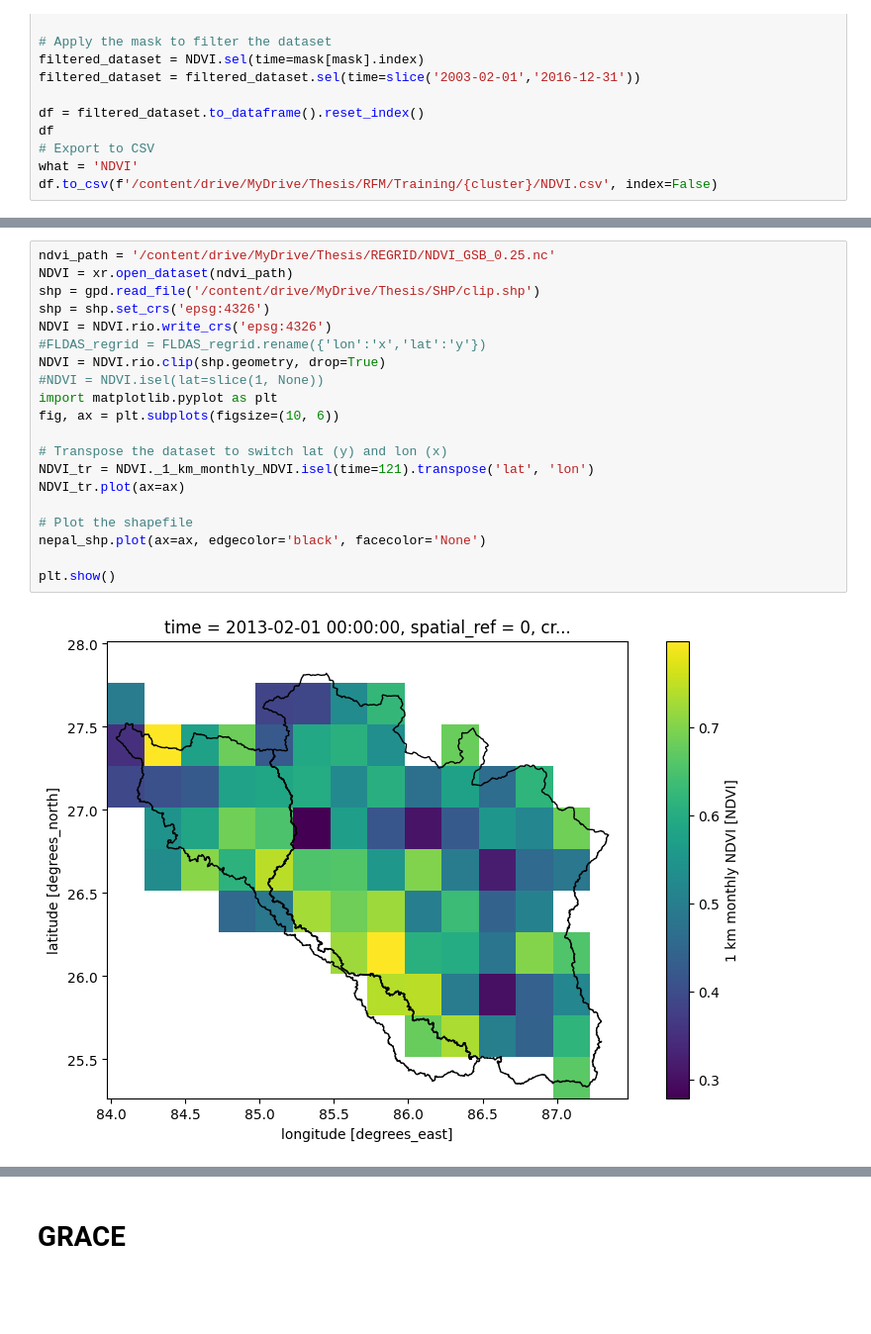
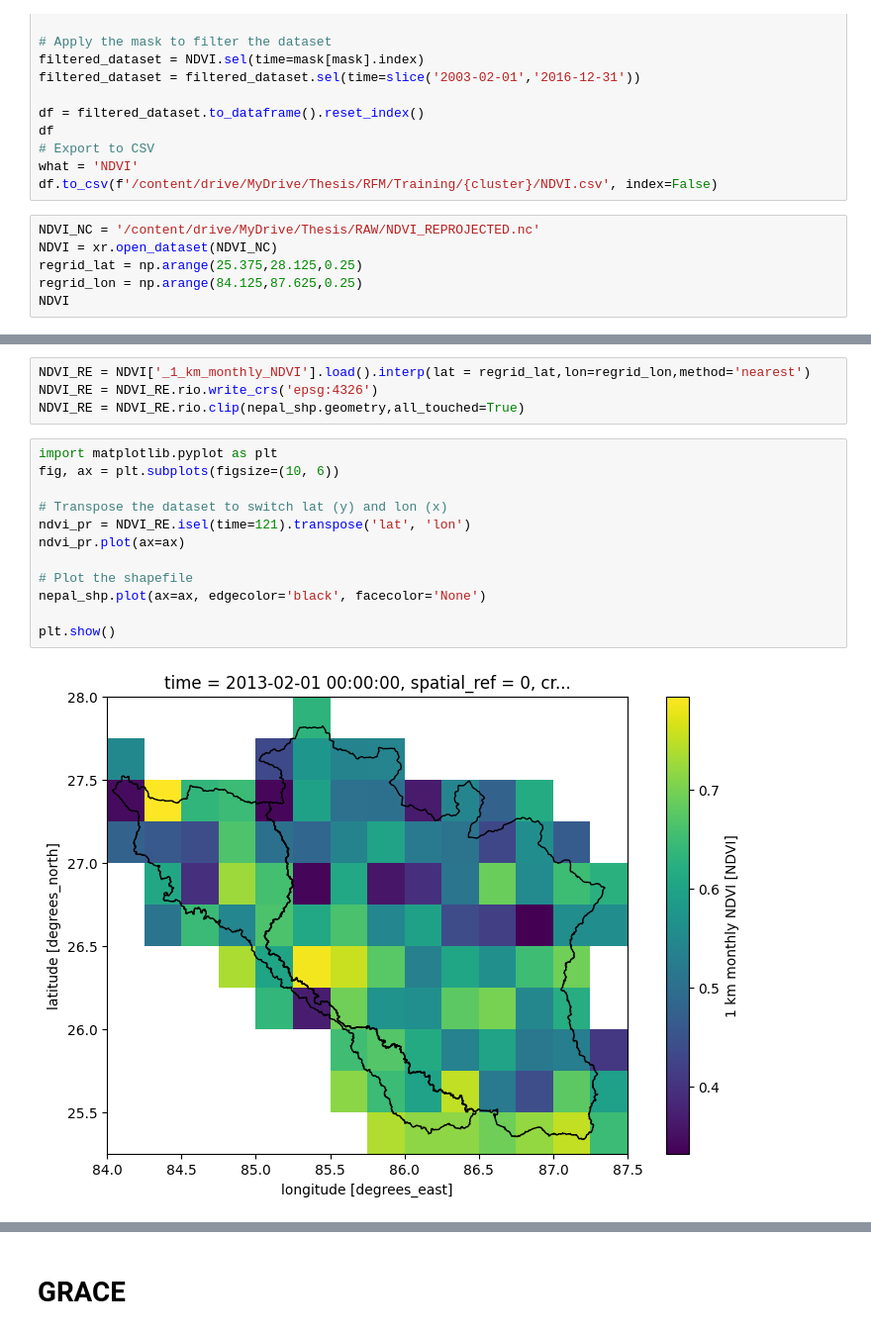
Before and after one commit to AshHydroCoder/GRACE-Downscaler, a Jupyter notebook: Making_raw_files_for_RFM.ipynb, the cells around one changed output, grey strips where cells are left out. Shown at 99% size. Drawn from its saved outputs; the diff is of its cells as text; blank space fills up the shorter version.

Commit message:
Added code for interpolating NDVI

```diff
--- a/Making_raw_files_for_RFM.ipynb
+++ b/Making_raw_files_for_RFM.ipynb
@@ -715,3 +715,9 @@ df
 # Export to CSV
 what = 'NDVI'
 df.to_csv(f'/content/drive/MyDrive/Thesis/RFM/Training/{cluster}/NDVI.csv', index=False)
+# %%
+NDVI_NC = '/content/drive/MyDrive/Thesis/RAW/NDVI_REPROJECTED.nc'
+NDVI = xr.open_dataset(NDVI_NC)
+regrid_lat = np.arange(25.375,28.125,0.25)
+regrid_lon = np.arange(84.125,87.625,0.25)
+NDVI
@@ -718,22 +743,18 @@ df.to_csv(f'/content/drive/MyDrive/Thesis/RFM/Training/{cluster}/NDVI.csv', inde
+# %%
+NDVI_RE = NDVI['_1_km_monthly_NDVI'].load().interp(lat = regrid_lat,lon=regrid_lon,method='nearest')
+NDVI_RE = NDVI_RE.rio.write_crs('epsg:4326')
+NDVI_RE = NDVI_RE.rio.clip(nepal_shp.geometry,all_touched=True)
 # %%
-ndvi_path = '/content/drive/MyDrive/Thesis/REGRID/NDVI_GSB_0.25.nc'
-NDVI = xr.open_dataset(ndvi_path)
-shp = gpd.read_file('/content/drive/MyDrive/Thesis/SHP/clip.shp')
-shp = shp.set_crs('epsg:4326')
-NDVI = NDVI.rio.write_crs('epsg:4326')
-#FLDAS_regrid = FLDAS_regrid.rename({'lon':'x','lat':'y'})
-NDVI = NDVI.rio.clip(shp.geometry, drop=True)
-#NDVI = NDVI.isel(lat=slice(1, None))
 import matplotlib.pyplot as plt
 fig, ax = plt.subplots(figsize=(10, 6))
 
 # Transpose the dataset to switch lat (y) and lon (x)
-NDVI_tr = NDVI._1_km_monthly_NDVI.isel(time=121).transpose('lat', 'lon')
-NDVI_tr.plot(ax=ax)
+ndvi_pr = NDVI_RE.isel(time=121).transpose('lat', 'lon')
+ndvi_pr.plot(ax=ax)
 
 # Plot the shapefile
 nepal_shp.plot(ax=ax, edgecolor='black', facecolor='None')
 
 plt.show()
 # %% [output]
-[figure, old version]
+[figure, new version]
```
Also changed, not shown: parts of 10 cells of this notebook.
